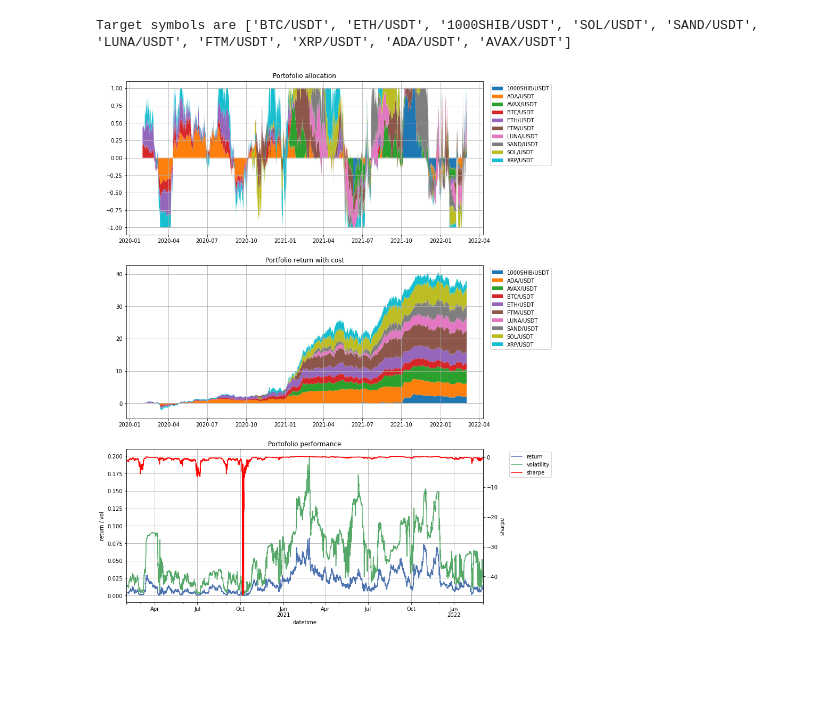
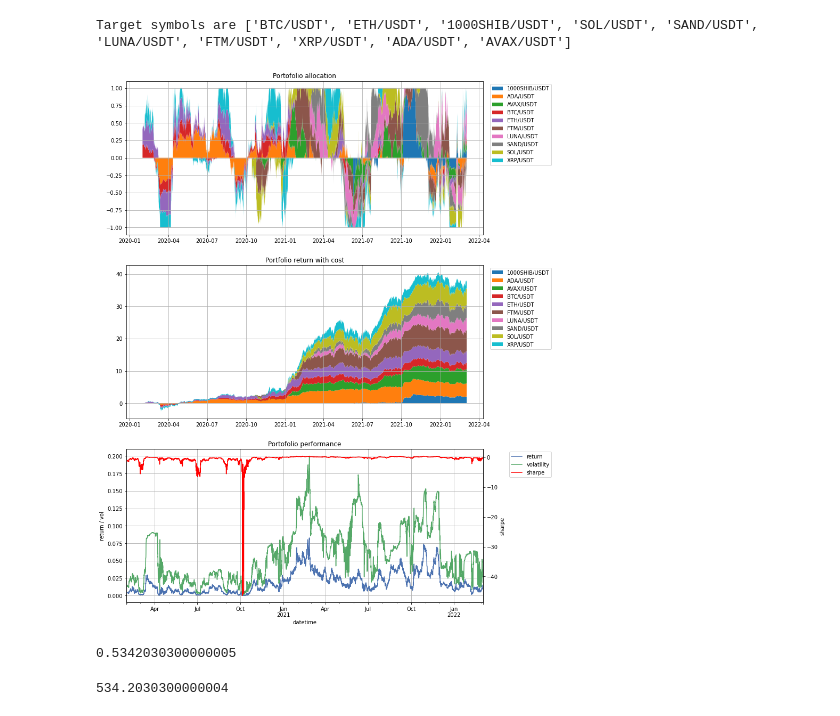
Before and after one commit to takahiro47/crypto_portfolio_bot, a Jupyter notebook: crypto_portfolio_bot.ipynb, the cells around one changed output. Cells and saved outputs as stored; diff of their text form; code cells hidden in the pictures; blank space fills up the shorter version.

Commit message:
Improved negative return / position rendering

```diff
--- a/crypto_portfolio_bot.ipynb
+++ b/crypto_portfolio_bot.ipynb
@@ -325,46 +325,77 @@ plt.subplots_adjust(wspace=0.2, hspace=0.2)
 # 行のすべてのウェイトが0またはNaNの行を削除してウェイト用のDataFrameを完成させる
 df_weight = df_portfolio.loc[(df_portfolio.index.get_level_values('datetime').astype(np.int64) // 10**9 % experiment_options['rebalance_interval'] == 0), :]
 df_weight = df_weight.reset_index().pivot(index = 'datetime', columns = 'symbol', values='w').dropna(how = 'all').fillna(0)
+df_weight_positive = df_weight[df_weight >= 0].fillna(0)
+df_weight_negative = df_weight[df_weight < 0].fillna(0)
 
 # ポートフォリオウェイトの描画
-ax[0].stackplot(df_weight[_render_from:_render_to].index, df_weight[_render_from:_render_to].T, colors=('#1f77b4', '#ff7f0e', '#2ca02c', '#d62728', '#9467bd', '#8c564b', '#e377c2', '#7f7f7f', '#bcbd22', '#17becf'), labels=df_weight.columns)
+ax[0].stackplot(df_weight_positive[_render_from:_render_to].index, df_weight_positive[_render_from:_render_to].T, colors=('#1f77b4', '#ff7f0e', '#2ca02c', '#d62728', '#9467bd', '#8c564b', '#e377c2', '#7f7f7f', '#bcbd22', '#17becf'), labels=df_weight.columns)
 handle, label = ax[0].get_legend_handles_labels()
+ax[0].stackplot(df_weight_negative[_render_from:_render_to].index, df_weight_negative[_render_from:_render_to].T, colors=('#1f77b4', '#ff7f0e', '#2ca02c', '#d62728', '#9467bd', '#8c564b', '#e377c2', '#7f7f7f', '#bcbd22', '#17becf'), labels=df_weight.columns)
 ax[0].grid(True)
-ax[0].legend(bbox_to_anchor=(1.2, 1))
+ax[0].legend(handle, label, bbox_to_anchor=(1.2, 1))
 ax[0].set_title(f'Portofolio allocation')
 
 # コストを考慮した銘柄リターン表示用のデータフレームを準備
 df_twap_ret_cost = df_portfolio.loc[(df_portfolio.index.get_level_values('datetime').astype(np.int64) // 10**9 % experiment_options['rebalance_interval'] == 0), :]
 df_twap_ret_cost = df_twap_ret_cost[_render_from:_render_to]
 
 # 行インデックスをDatetime, 列インデックスを銘柄、値をリバランスコストを考慮したリターンとしたDataframeを作る
 df_twap_ret_cost = df_twap_ret_cost.reset_index().pivot(index = 'datetime', columns = 'symbol', values='twap_ret_w_cost').dropna(how = 'all')
 df_twap_ret_cost = df_twap_ret_cost.cumsum().fillna(0)
+df_twap_ret_cost_positive = df_twap_ret_cost[df_twap_ret_cost >= 0].fillna(0)
+df_twap_ret_cost_negative = df_twap_ret_cost[df_twap_ret_cost < 0].fillna(0)
 
-ax[1].stackplot(df_twap_ret_cost.index, df_twap_ret_cost.T, colors=('#1f77b4', '#ff7f0e', '#2ca02c', '#d62728', '#9467bd', '#8c564b', '#e377c2', '#7f7f7f', '#bcbd22', '#17becf'), labels=df_twap_ret_cost.columns)
+ax[1].stackplot(df_twap_ret_cost_positive.index, df_twap_ret_cost_positive.T, colors=('#1f77b4', '#ff7f0e', '#2ca02c', '#d62728', '#9467bd', '#8c564b', '#e377c2', '#7f7f7f', '#bcbd22', '#17becf'), labels=df_twap_ret_cost.columns)
+handle, label = ax[1].get_legend_handles_labels()
+ax[1].stackplot(df_twap_ret_cost_negative.index, df_twap_ret_cost_negative.T, colors=('#1f77b4', '#ff7f0e', '#2ca02c', '#d62728', '#9467bd', '#8c564b', '#e377c2', '#7f7f7f', '#bcbd22', '#17becf'), labels=df_twap_ret_cost.columns)
 ax[1].grid(True)
 ax[1].legend(bbox_to_anchor=(1.2, 1))
 ax[1].set_title('Portfolio return with cost')
 
 # ポートフォリオ自体のパフォーマンス表示用のデータフレームを準備
 df_portfolio_performance = pd.DataFrame(array_performance, columns=['datetime', 'return', 'volatility', 'sharpe']).set_index('datetime', drop = True)
 
 # ポートフォリオ自体のパフォーマンス描画
 df_portfolio_performance[_render_from:_render_to]['return'].plot(ax = ax[2], label='return')
 df_portfolio_performance[_render_from:_render_to]['volatility'].plot(ax = ax[2], label='volatility')
 ax[2].grid(True)
 ax_sub = ax[2].twinx()
 ax_sub.set_ylabel('sharpe')
 df_portfolio_performance[_render_from:_render_to]['sharpe'].plot(ax = ax_sub, style='r-', label='sharpe')
 ax[2].set_title(f'Portofolio performance')
 ax[2].set_ylabel('return / vol')
 handle, label = ax[2].get_legend_handles_labels()
 handle2, label2 = ax_sub.get_legend_handles_labels()
 ax[2].legend(handle + handle2, label + label2, bbox_to_anchor=(1.2, 1))
 
 mlflow.log_figure(fig, 'portofolio.png')
 fig.show()
 # %% [output]
-[figure, old version]
+[figure, new version]
 # %%
 mlflow.end_run()
+# %%
+# リバランスコストの計算 : リバランス間隔秒前からのポジション変化からリバランスコストを各銘柄について計算する (過去から現在までのコストを計算)
+_df_portfolio = df_portfolio.loc[(df_portfolio.index.get_level_values('datetime').astype(np.int64) // 10**9 % experiment_options['rebalance_interval'] == 0), :]
+
+# 行インデックスをDatetime, 列インデックスを銘柄、値をウェイトとしたDataframeを作り、取引コストを計算
+_df_cost = _df_portfolio.reset_index().pivot(index = 'datetime', columns = 'symbol', values='w').dropna(how = 'all')
+_df_cost = np.abs(_df_cost.diff()).fillna(0) * experiment_options['execution_cost']
+
+# コストを計算した結果を再度スタックし、もとのDataframeに値を代入する
+_df_cost.cumsum().iloc[-1].sum()
+# %% [output]
+0.5342030300000005
+# %%
+# リバランスコストの計算 : リバランス間隔秒前からのポジション変化からリバランスコストを各銘柄について計算する (過去から現在までのコストを計算)
+_df_portfolio = df_portfolio.loc[(df_portfolio.index.get_level_values('datetime').astype(np.int64) // 10**9 % experiment_options['rebalance_interval'] == 0), :]
+
+# 行インデックスをDatetime, 列インデックスを銘柄、値をウェイトとしたDataframeを作り、取引コストを計算
+_df_cost = _df_portfolio.reset_index().pivot(index = 'datetime', columns = 'symbol', values='w').dropna(how = 'all')
+_df_cost = np.abs(_df_cost.diff()).fillna(0)
+
+# コストを計算した結果を再度スタックし、もとのDataframeに値を代入する
+_df_cost.cumsum().iloc[-1].sum()
+# %% [output]
+534.2030300000004
```
